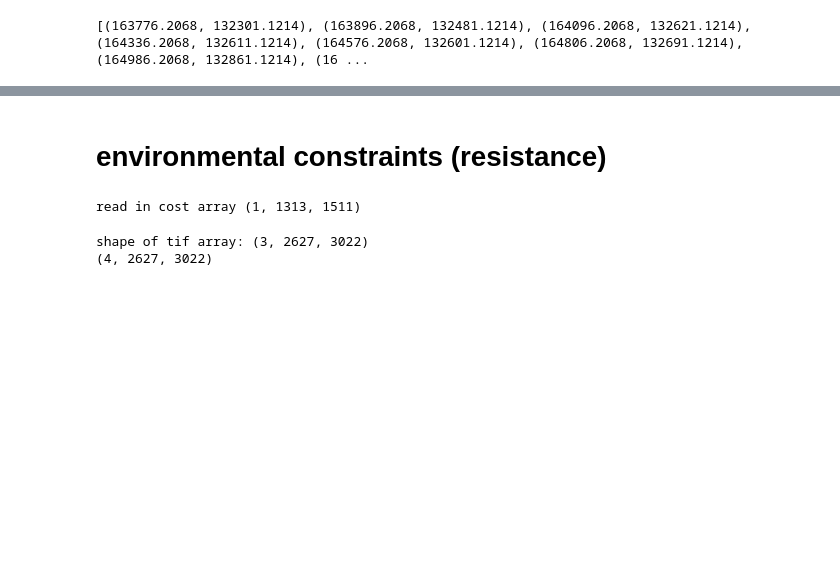
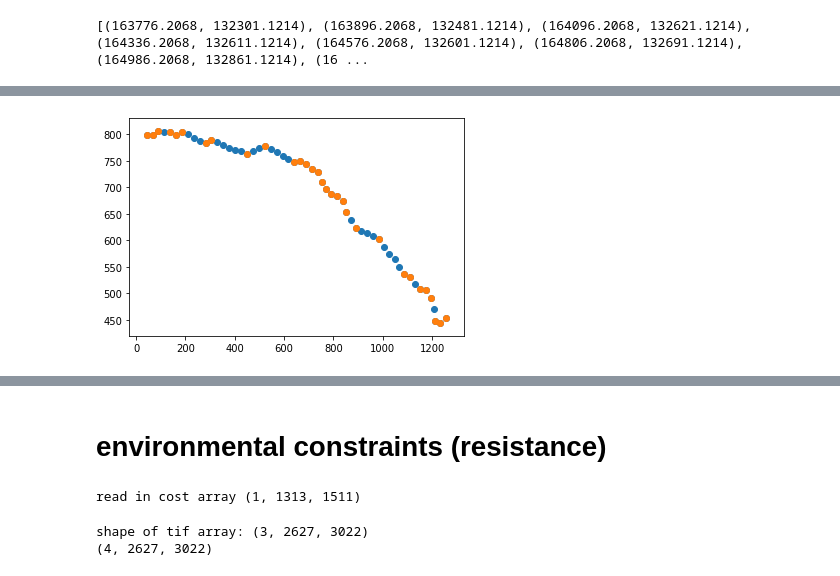
Before and after one commit to NinaWie/PowerPlanner, a Jupyter notebook: notebooks/constraints.ipynb, the cells around one changed output, grey strips where cells are left out. Cells and saved outputs as stored; diff of their text form; code cells hidden in the pictures; blank space fills up the shorter version.

```diff
--- a/notebooks/constraints.ipynb
+++ b/notebooks/constraints.ipynb
@@ -68,0 +74,2 @@ with open("../outputs/path_result_whole_instance_coords.json", "w") as outfile:
+# %%
+path = np.asarray(path)
@@ -68,0 +78,2 @@ with open("../outputs/path_result_whole_instance_coords.json", "w") as outfile:
+# %%
+straight = rdp_rec(path, epsilon=2) # eps from 0.3 to 2 tested
@@ -68,0 +84,6 @@ with open("../outputs/path_result_whole_instance_coords.json", "w") as outfile:
+# %%
+plt.scatter(path[:,0], path[:,1])
+plt.scatter(straight[:,0], straight[:,1])
+plt.show()
+# %% [output]
+[figure, added]
```
Also changed, not shown: parts of 16 cells of this notebook, 4 other files.
